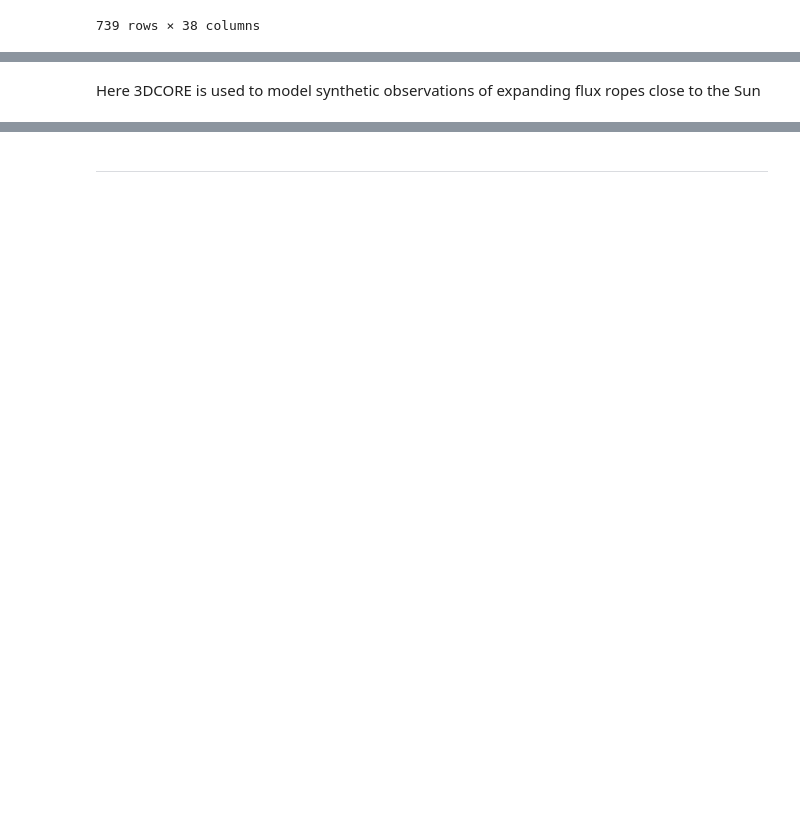
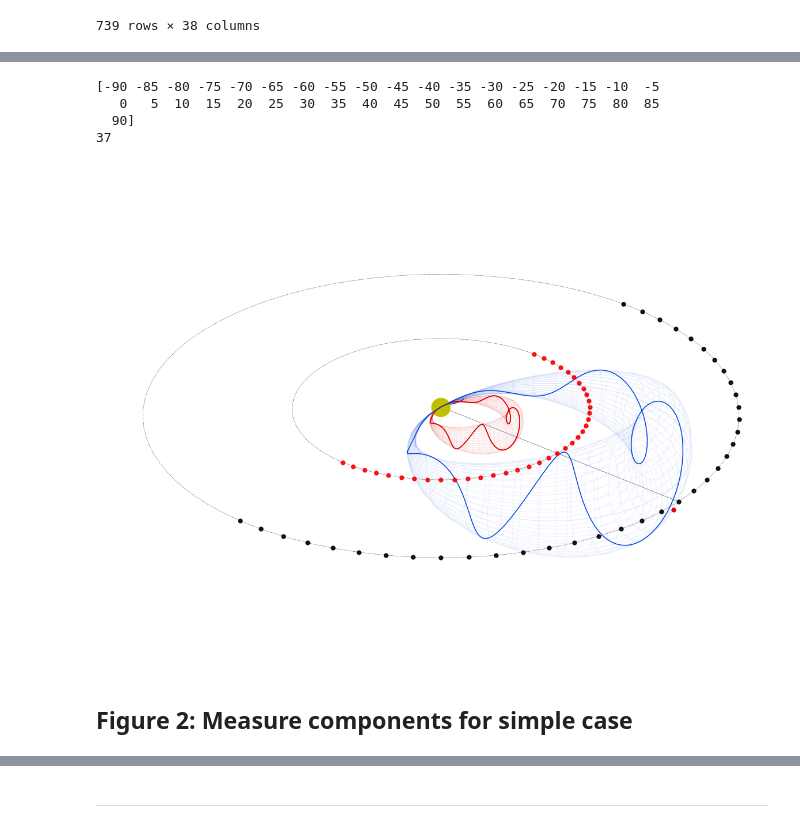
Before and after one commit to cmoestl/cme_signatures, a Jupyter notebook: cme_sig.ipynb, the cells around one changed output, grey strips where cells are left out. Cells and saved outputs as stored; diff of their text form; code cells hidden in the pictures; blank space fills up the shorter version.

```diff
--- a/cme_sig.ipynb
+++ b/cme_sig.ipynb
@@ -275,2 +388,0 @@ fig=plt.figure(1,figsize=(12,9),dpi=80)
-# %% [markdown]
-Here 3DCORE is used to model synthetic observations of expanding flux ropes close to the Sun
@@ -329,3 +389,77 @@ setattr(heliosat, "PSP_FIXED", PSP_FIXED)
+# %%
+#use either
+#%matplotlib
+#%matplotlib inline
+#matplotlib.use('Qt5Agg')
+#matplotlib.use('Agg')
+#%matplotlib inline
+
+
+sns.set_context("talk")
+#sns.set_style('whitegrid',{'grid.linestyle': '--'})
+
+sns.set_style("ticks",{'grid.linestyle': '--'})
+fsize=15
+
+fig=plt.figure(1,figsize=(12,9),dpi=100)
+
+
+ax = fig.add_subplot(111, projection='3d')
+
+
+plot_configure(ax, view_azim=-50, view_elev=40, view_radius=0.6)
+
+#in other planes
+#plot_configure(ax, view_azim=0, view_elev=90, view_radius=0.6)
+#plot_configure(ax, view_azim=0, view_elev=0, view_radius=0.6)
+
+
+
+########## 3dcore plots
+
+plot_3dcore(ax, model_obj, tm0, color=c1)
+plot_3dcore_field(ax, model_obj, color=c1, steps=1500, step_size=0.001, lw=1.1, ls="-")
+plot_3dcore_field(ax, model_obj, color=c1, steps=1500, step_size=0.001, lw=1.1, ls="-" )
+
+plot_3dcore(ax, model_obj, tm1, color=c2)
+plot_3dcore_field(ax, model_obj, color=c2, steps=500, step_size=0.01, lw=1.1, ls="-")
+
+############# satellite plots
+plot_traj(ax, "Earth", tm1, frame="HEEQ", color=c1)
+
+for i in np.arange(-90,95,5):
+    plot_satellite(ax,1.0,i,color='black',alpha=0.9)
+    plot_satellite(ax,0.5,i,color='red',alpha=0.9)
+
+
+
+##########cosmetics
+
+#approximate Sun Earth line
+ax.plot([0,1],[0,0],[0,0],ls='-',color='black',lw=0.3)
+
+plot_circle(ax,0.5)
+plot_circle(ax,1.0)
+
+#plot_traj(ax, "PSP", TP_B, frame="ECLIPJ2000", color=C_B,lw=1.5)
+#plot_traj(ax, "PSP", TP_B, frame="ECLIPJ2000", color="k", traj_pos=False, traj_major=None, traj_minor=144,lw=1.5)
+
+plt.tight_layout()
+
+plt.savefig('plots/fig1_setup.pdf', dpi=300)
+plt.savefig('plots/fig1_setup.png', dpi=300)
+
+satpos=np.arange(-90,95,5)
+print(satpos)
+print(len(satpos))
+# %% [output]
+[-90 -85 -80 -75 -70 -65 -60 -55 -50 -45 -40 -35 -30 -25 -20 -15 -10  -5
+   0   5  10  15  20  25  30  35  40  45  50  55  60  65  70  75  80  85
+  90]
+37
+[figure, added]
+# %% [markdown]
+## Figure 2: Measure components for simple case
 # %%
 def measure(obj, sat, t0, t1, frame="HEEQ", bframe="HEEQ", satparams=None):
     if satparams:
```
Also changed, not shown: parts of 23 cells of this notebook, 9 other files.
